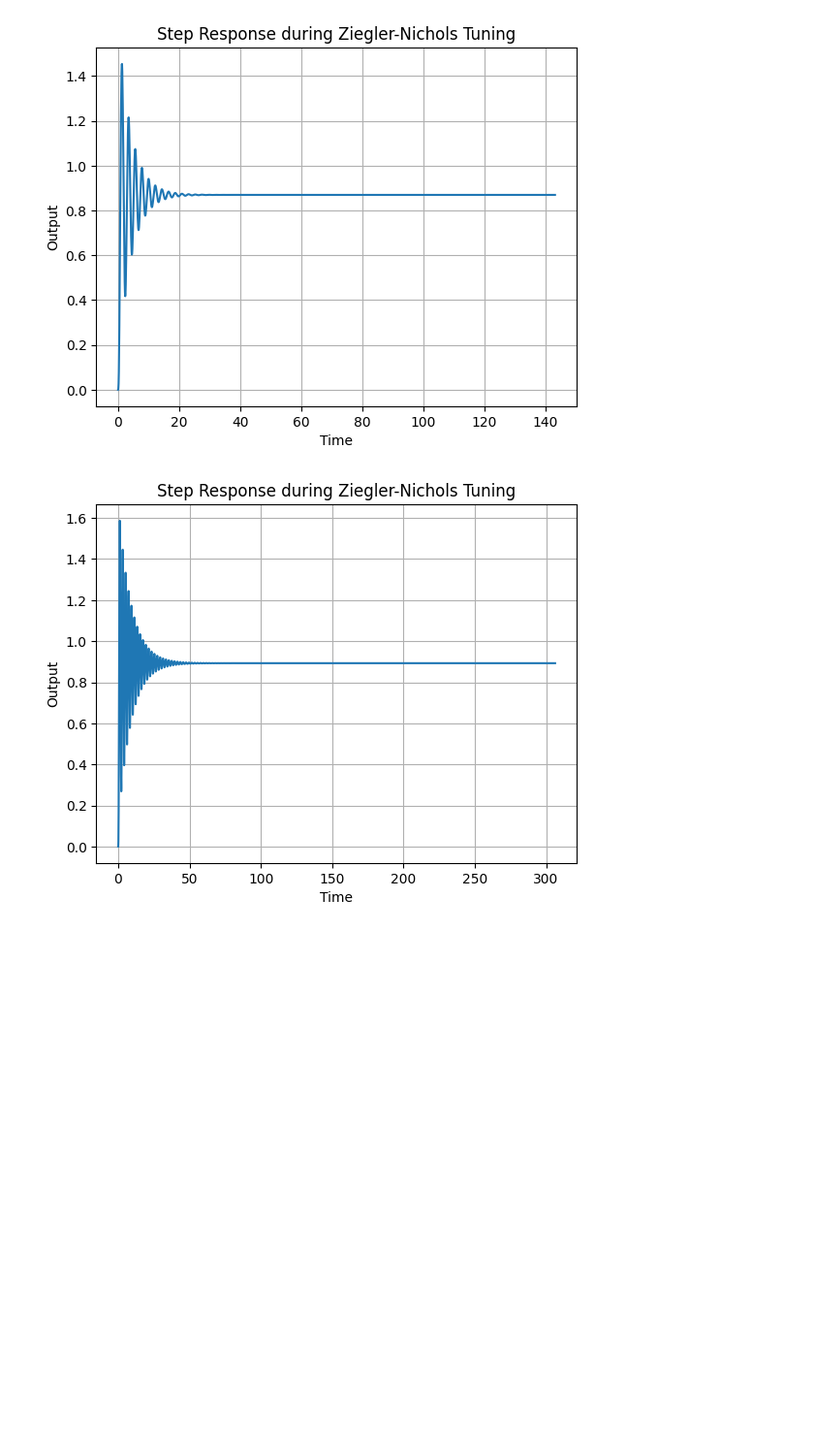
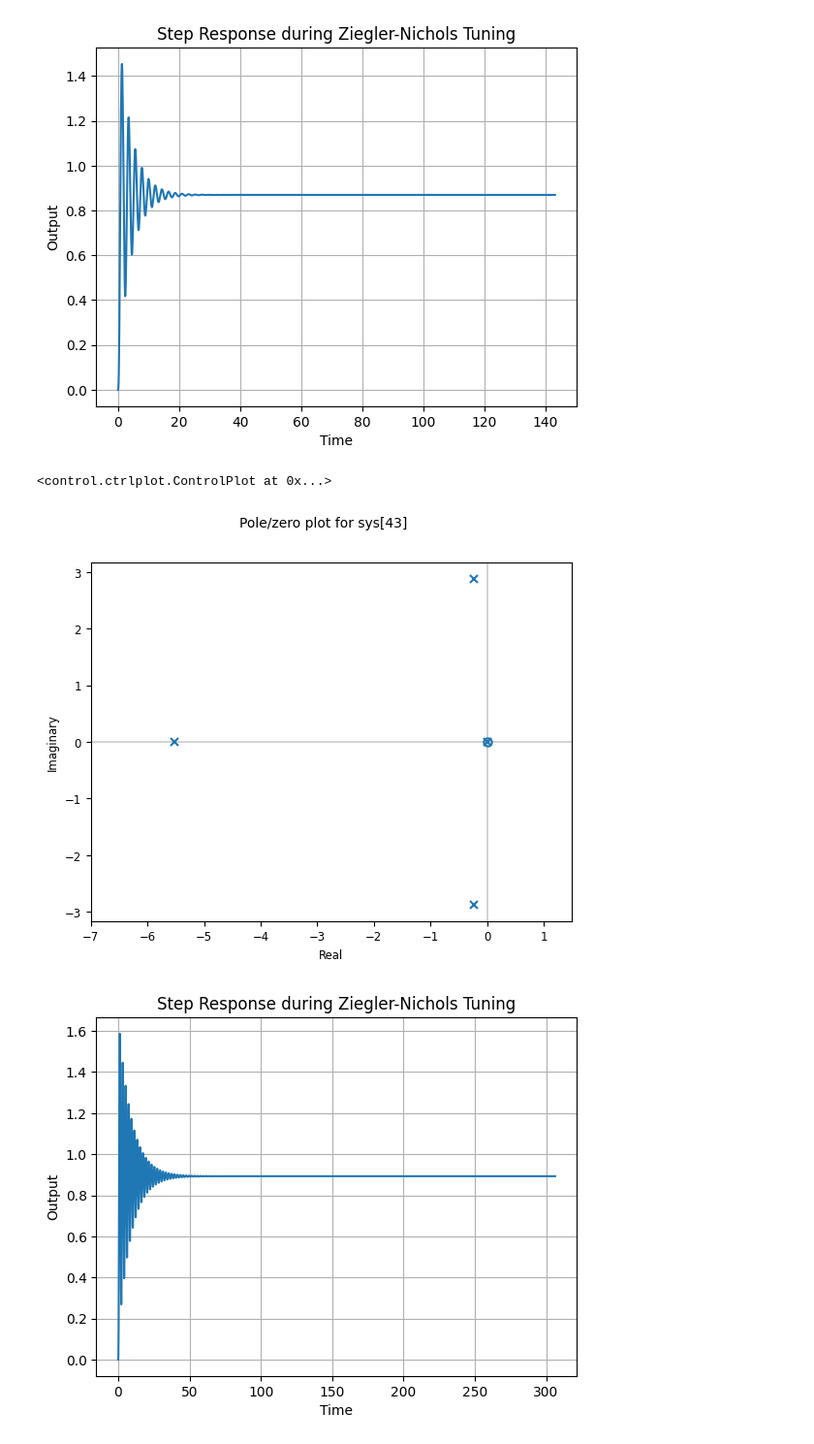
Before and after one commit to FelixWick/control_engineering, a Jupyter notebook: examples/5_controller_design/Ziegler-Nichols.ipynb, the cells around one changed output. Shown at 97% size. Cells and saved outputs as stored; diff of their text form; code cells hidden in the pictures; blank space fills up the shorter version.

```diff
--- a/examples/5_controller_design/Ziegler-Nichols.ipynb
+++ b/examples/5_controller_design/Ziegler-Nichols.ipynb
@@ -97,6 +107,11 @@ plt.grid(True)
 plt.show()
 # %% [output]
 [figure]
+# %%
+ct.pzmap(T)
+# %% [output]
+<control.ctrlplot.ControlPlot at 0x...>
+[figure, added]
 # %%
 Kp = 50
 C = ct.TransferFunction([Kd, Kp, Ki], [1, 0])
```
Also changed, not shown: parts of 5 cells of this notebook, 6 other files.
